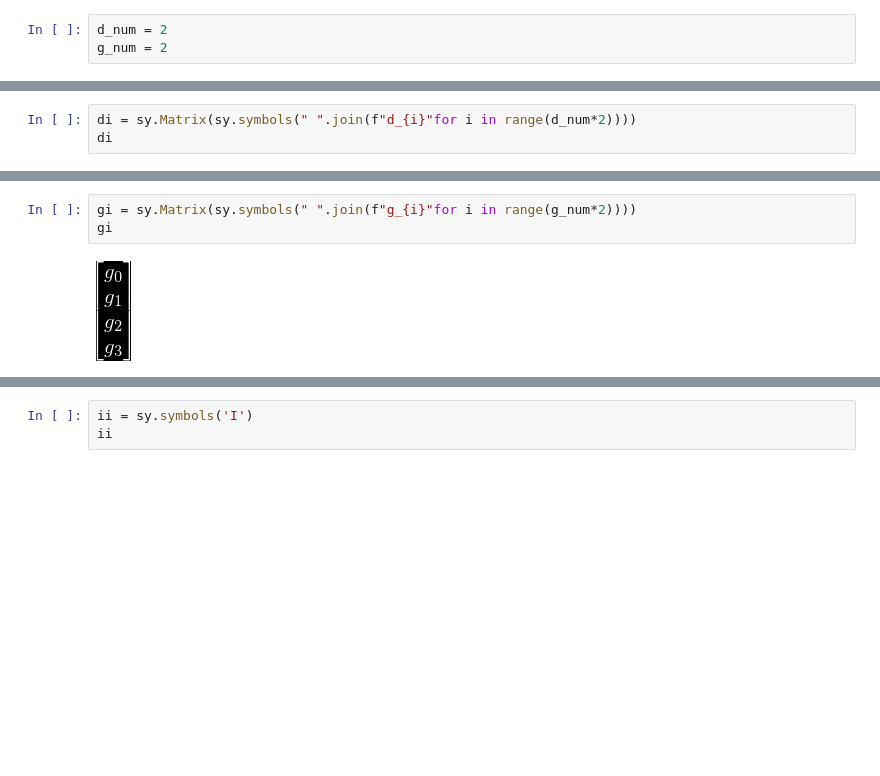
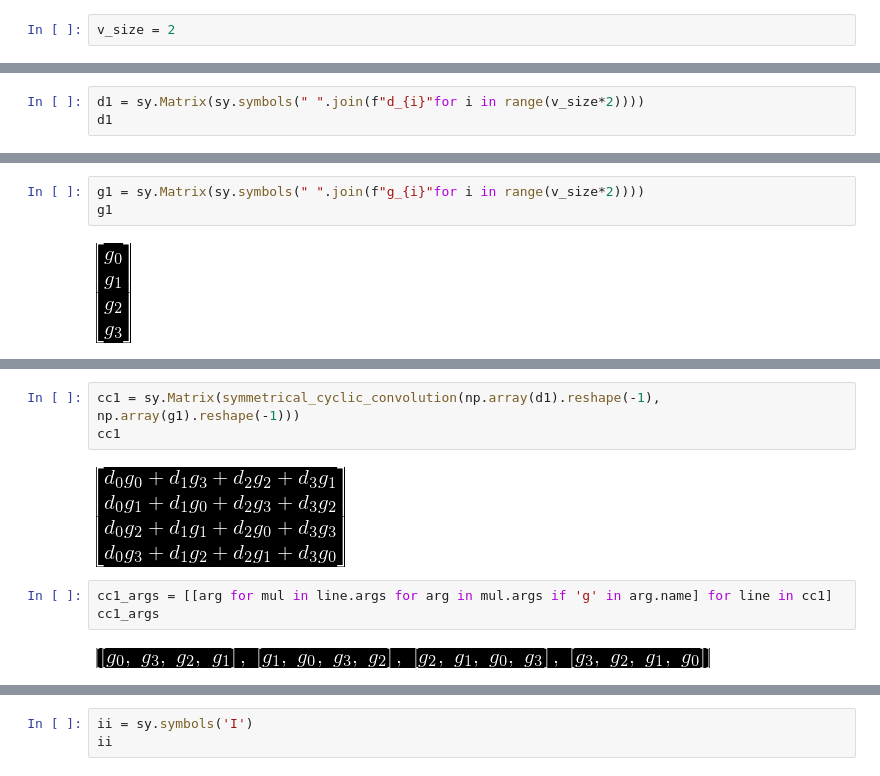
Before and after one commit to tarsioonofrio/fast-convolution-rtl, a Jupyter notebook: blahut6.3iterated4x4.ipynb, the cells around one changed output, grey strips where cells are left out. Cells and saved outputs as stored; diff of their text form; blank space fills up the shorter version.

```diff
--- a/blahut6.3iterated4x4.ipynb
+++ b/blahut6.3iterated4x4.ipynb
@@ -33,8 +33,7 @@ plot_pdf(doc[217], [.6, .78])
 # %% [markdown]
 Size of vectors
 # %%
-d_num = 2
-g_num = 2
+v_size = 2
 # %% [markdown]
 Example of vectors for the convolution
 # %%
@@ -117,13 +79,13 @@ sy.MatMul(c_mtx, bg_mtx, a_mtx, di, evaluate=True)
 # %% [output]
 [figure]
 # %%
-di = sy.Matrix(sy.symbols(" ".join(f"d_{i}"for i in range(d_num*2))))
-di
+d1 = sy.Matrix(sy.symbols(" ".join(f"d_{i}"for i in range(v_size*2))))
+d1
 # %% [output]
 [figure]
 # %%
-gi = sy.Matrix(sy.symbols(" ".join(f"g_{i}"for i in range(g_num*2))))
-gi
+g1 = sy.Matrix(sy.symbols(" ".join(f"g_{i}"for i in range(v_size*2))))
+g1
 # %% [output]
 [figure]
 # %%
@@ -132,3 +94,13 @@ si
 # %% [output]
 [figure]
+# %%
+cc1 = sy.Matrix(symmetrical_cyclic_convolution(np.array(d1).reshape(-1), np.array(g1).reshape(-1)))
+cc1
+# %% [output]
+[figure, added]
+# %%
+cc1_args = [[arg for mul in line.args for arg in mul.args if 'g' in arg.name] for line in cc1]
+cc1_args
+# %% [output]
+[figure, added]
 # %%
```
Also changed, not shown: parts of 61 cells of this notebook.
